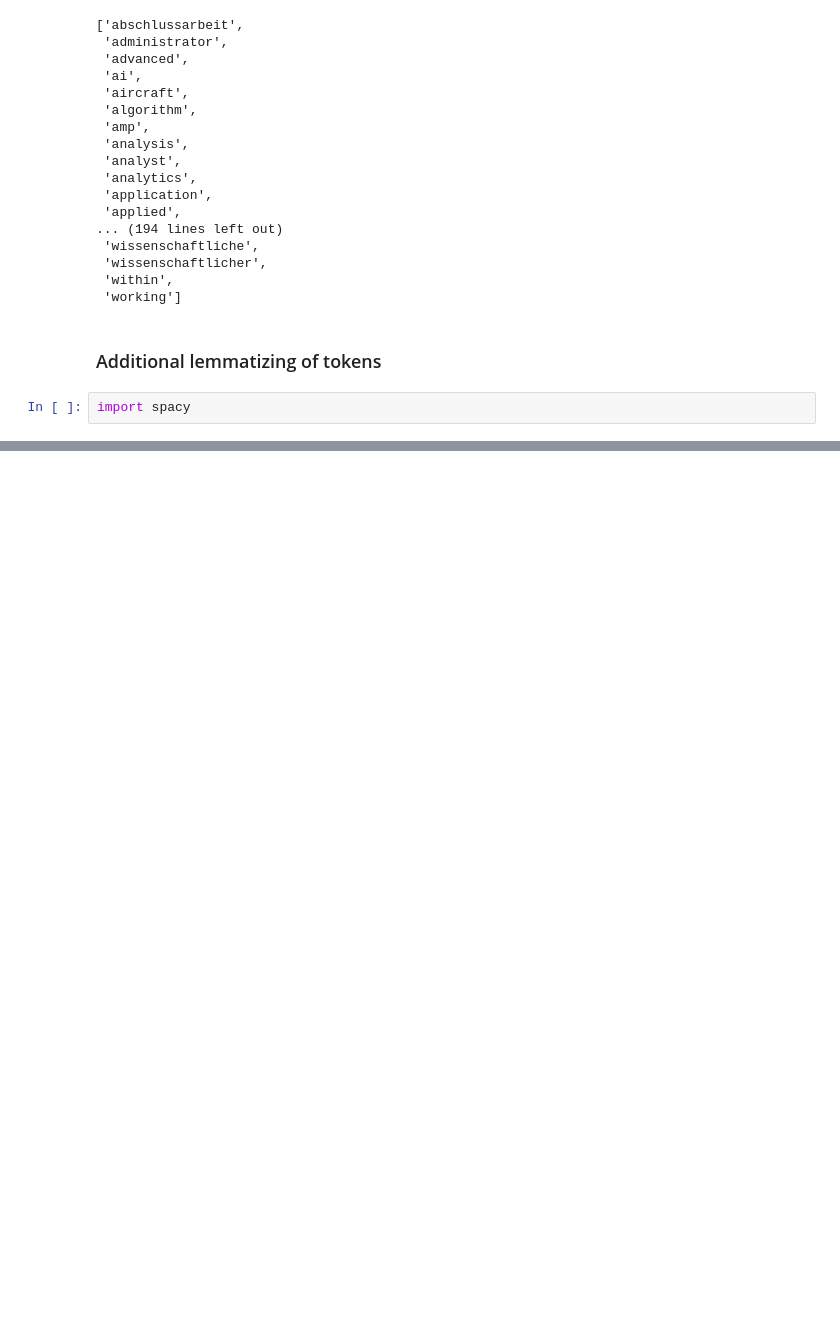
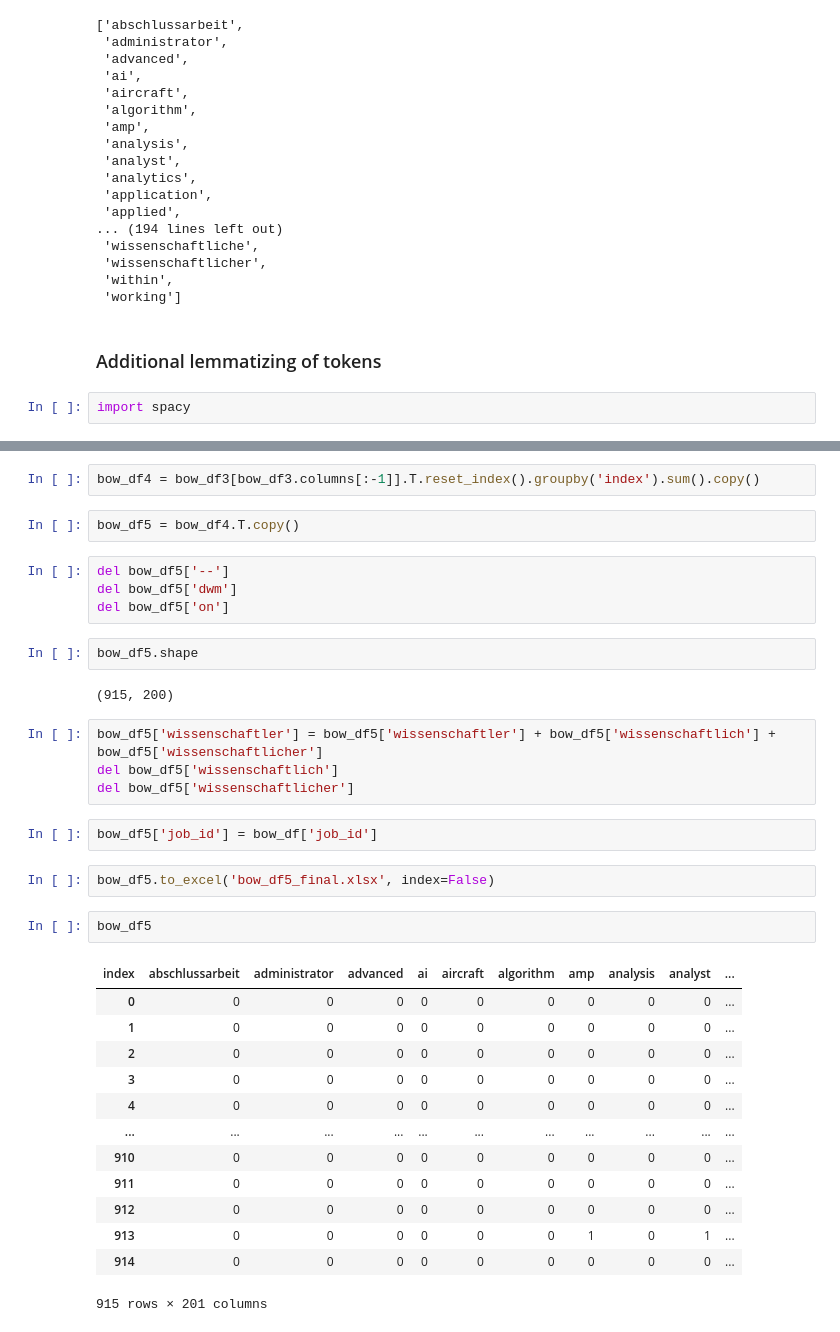
Before and after one commit to damnpav/arbeite_parser, a Jupyter notebook: notebooks/_1_eda_cleaned.ipynb, the cells around one changed output, grey strips where cells are left out. Cells and saved outputs as stored; diff of their text form; blank space fills up the shorter version.

```diff
--- a/notebooks/_1_eda_cleaned.ipynb
+++ b/notebooks/_1_eda_cleaned.ipynb
@@ -497,0 +527,36 @@ OSError: [E050] Can't find model 'en_core_web_sm'. It doesn't seem to be a Pytho
+# %%
+bow_df4 = bow_df3[bow_df3.columns[:-1]].T.reset_index().groupby('index').sum().copy()
+# %%
+bow_df5 = bow_df4.T.copy()
+# %%
+del bow_df5['--']
+del bow_df5['dwm']
+del bow_df5['on']
+# %%
+bow_df5.shape
+# %% [output]
+(915, 200)
+# %%
+bow_df5['wissenschaftler'] = bow_df5['wissenschaftler'] + bow_df5['wissenschaftlich'] + bow_df5['wissenschaftlicher']
+del bow_df5['wissenschaftlich']
+del bow_df5['wissenschaftlicher']
+# %%
+bow_df5['job_id'] = bow_df['job_id']
+# %%
+bow_df5.to_excel('bow_df5_final.xlsx', index=False)
+# %%
+bow_df5
+# %% [output]
+| index | abschlussarbeit | administrator | advanced | ai | aircraft | algorithm | amp | analysis | analyst | ... |
+| 0 | 0 | 0 | 0 | 0 | 0 | 0 | 0 | 0 | 0 | ... |
+| 1 | 0 | 0 | 0 | 0 | 0 | 0 | 0 | 0 | 0 | ... |
+| 2 | 0 | 0 | 0 | 0 | 0 | 0 | 0 | 0 | 0 | ... |
+| 3 | 0 | 0 | 0 | 0 | 0 | 0 | 0 | 0 | 0 | ... |
+| 4 | 0 | 0 | 0 | 0 | 0 | 0 | 0 | 0 | 0 | ... |
+| ... | ... | ... | ... | ... | ... | ... | ... | ... | ... | ... |
+| 910 | 0 | 0 | 0 | 0 | 0 | 0 | 0 | 0 | 0 | ... |
+| 911 | 0 | 0 | 0 | 0 | 0 | 0 | 0 | 0 | 0 | ... |
+| 912 | 0 | 0 | 0 | 0 | 0 | 0 | 0 | 0 | 0 | ... |
+| 913 | 0 | 0 | 0 | 0 | 0 | 0 | 1 | 0 | 1 | ... |
+| 914 | 0 | 0 | 0 | 0 | 0 | 0 | 0 | 0 | 0 | ... |
+915 rows × 201 columns
```
Also changed, not shown: parts of 25 cells of this notebook.
